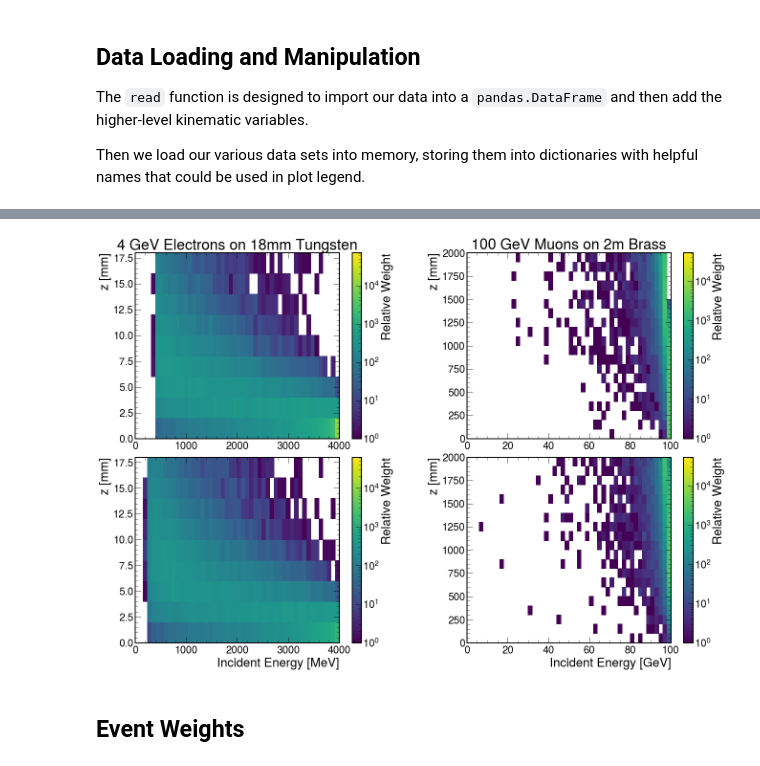
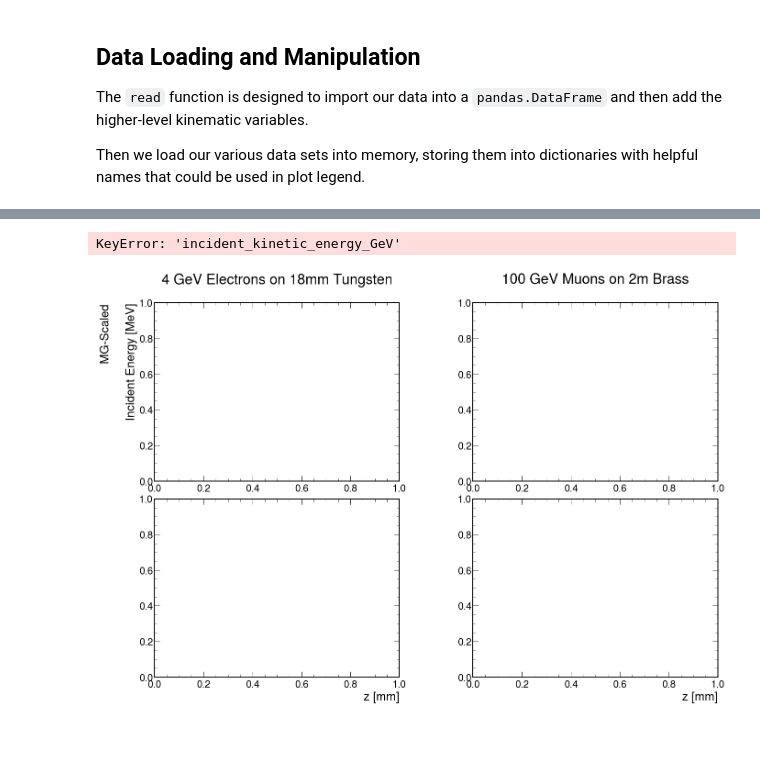
Before and after one commit to tomeichlersmith/ldmx-sim-technique, a Jupyter notebook: ana/plot-dev.ipynb, the cells around one changed output, grey strips where cells are left out. Cells and saved outputs as stored; diff of their text form; code cells hidden in the pictures; blank space fills up the shorter version.

```diff
--- a/ana/plot-dev.ipynb
+++ b/ana/plot-dev.ipynb
@@ -208,34 +176,39 @@ plt.show()
 # %%
 import matplotlib as mpl
 fig, ((e_mgs,m_mgs),(e_dmg4,m_dmg4)) = plt.subplots(ncols=2,nrows=2)
 fig.set_size_inches(22,15)
 plt.subplots_adjust(hspace=0.1,wspace=0.3)
-e_mgs.set_title('4 GeV Electrons on 18mm Tungsten')
-e_dmg4.set_xlabel('Incident Energy [MeV]')
-m_mgs.set_title('100 GeV Muons on 2m Brass')
-m_dmg4.set_xlabel('Incident Energy [GeV]')
+e_mgs.set_title('4 GeV Electrons on 18mm Tungsten\n')
+e_dmg4.set_xlabel('z [mm]')
+m_mgs.set_title('100 GeV Muons on 2m Brass\n')
+m_dmg4.set_xlabel('z [mm]')
 
 for ax, (name, df) in zip([e_mgs, e_dmg4],el_data.items()) :
-    ax.set_ylabel('z [mm]')
-    h = ax.hist2d(df['incident_energy'], df['z'],
+    if ax is e_mgs :
+        method = 'MG-Scaled'
+    elif ax is e_dmg4 :
+        method = 'DMG4'
+    else :
+        method = ''
+    ax.set_ylabel(f'{method}\n\nIncident Energy [MeV]')
+    h = ax.hist2d(df['z'],df['incident_kinetic_energy_GeV'],
               weights=df['weight']/df['weight'].min(),
-              norm=mpl.colors.LogNorm(vmin=1.,vmax=df['weight'].sum()/df['weight'].min()),
+              norm=mpl.colors.LogNorm(),
               cmin=1.,
-              range=((0,4000.511),(0,18)),bins=(50,9))
+              range=((0,18),(0,4.000511)),bins=(9,50))
     fig.colorbar(h[3], ax = ax, label = 'Relative Weight')
 
 
 for ax, (name, df) in zip([m_mgs, m_dmg4],mu_data.items()) :
-    ax.set_ylabel('z [mm]')
-    h = ax.hist2d(df['incident_energy']/1000, df['z'],
+    ax.set_ylabel('Incident Energy [GeV]\n')
+    h = ax.hist2d(df['z'],df['incident_kinetic_energy_GeV']/1000,
               weights=df['weight']/df['weight'].min(),
-              norm=mpl.colors.LogNorm(vmin=1.,vmax=df['weight'].sum()/df['weight'].min()),
+              norm=mpl.colors.LogNorm(),
               cmin=1.,
-              range=((0,100.106),(0,2000)),bins=(50,20))
+              range=((0,2000),(0,100.106)),bins=(20,50))
     fig.colorbar(h[3], ax = ax, label = 'Relative Weight')
 
 plt.show()
 # %% [output]
+KeyError: 'incident_kinetic_energy_GeV'
-[figure, old version]
+[figure, new version]
-# %% [markdown]
-## Event Weights
```
Also changed, not shown: parts of 24 cells of this notebook.
